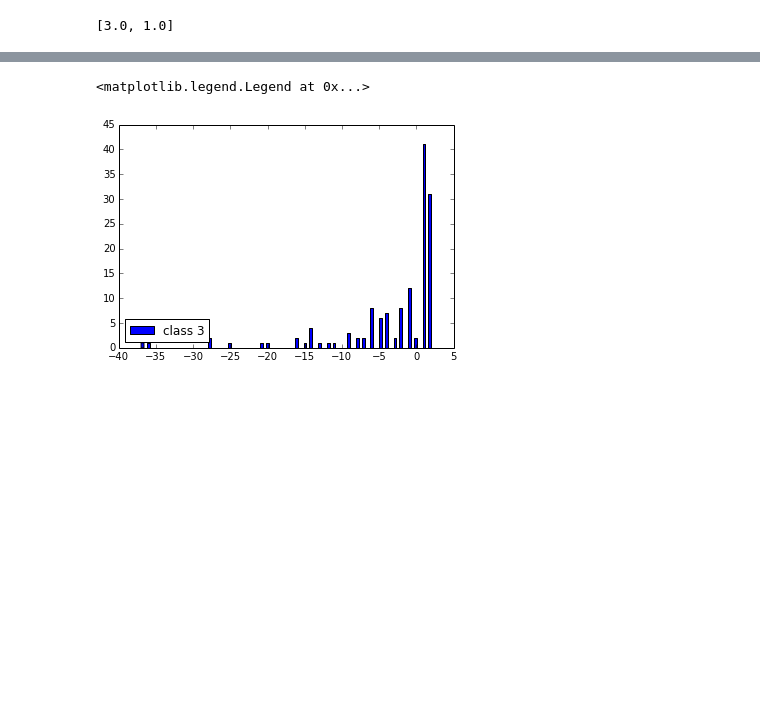
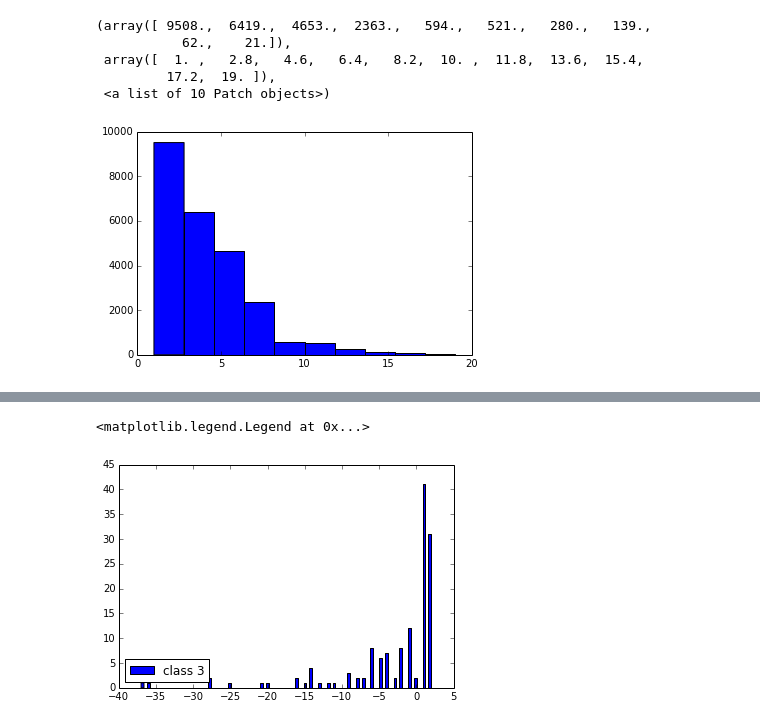
Before and after one commit to carpedm20/i-crawl-news, a Jupyter notebook: crawler/Accuracy over time.ipynb, the cells around one changed output, grey strips where cells are left out. Cells and saved outputs as stored; diff of their text form; code cells hidden in the pictures; blank space fills up the shorter version.

```diff
--- a/crawler/Accuracy over time.ipynb
+++ b/crawler/Accuracy over time.ipynb
@@ -14,4 +44,0 @@ hist([i[1] for i in losses])
-# %%
-print losses[-1]
-# %% [output]
-[3.0, 1.0]
@@ -23,0 +45,9 @@ import matplotlib.pyplot as plt
+# %%
+hist([i[0] for i in losses])
+# %% [output]
+(array([ 9508.,  6419.,  4653.,  2363.,   594.,   521.,   280.,   139.,
+           62.,    21.]),
+ array([  1. ,   2.8,   4.6,   6.4,   8.2,  10. ,  11.8,  13.6,  15.4,
+         17.2,  19. ]),
+ <a list of 10 Patch objects>)
+[figure, added]
```
Also changed, not shown: parts of 8 cells of this notebook, 7 other files.
